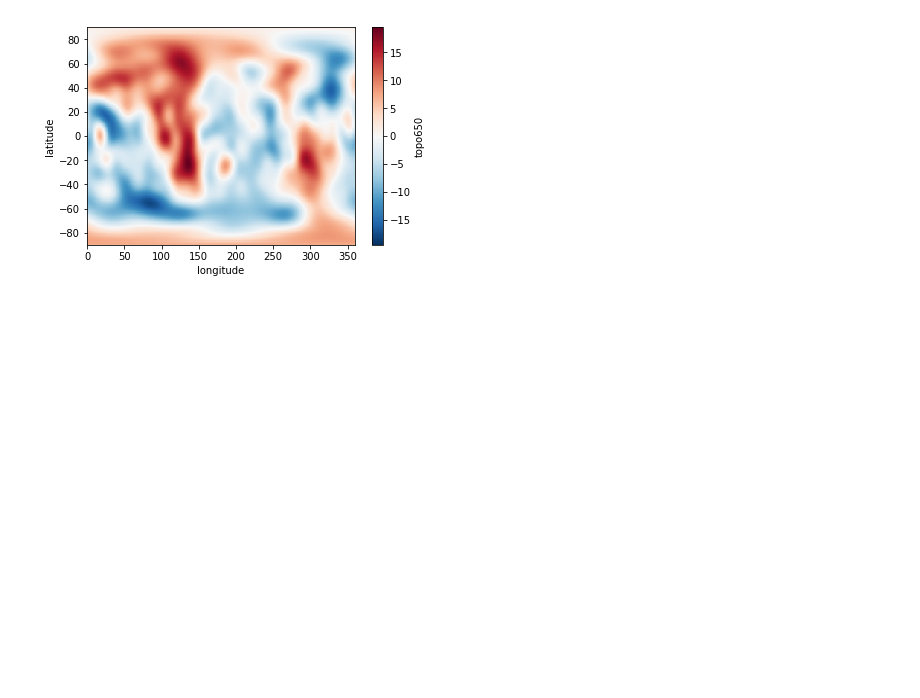
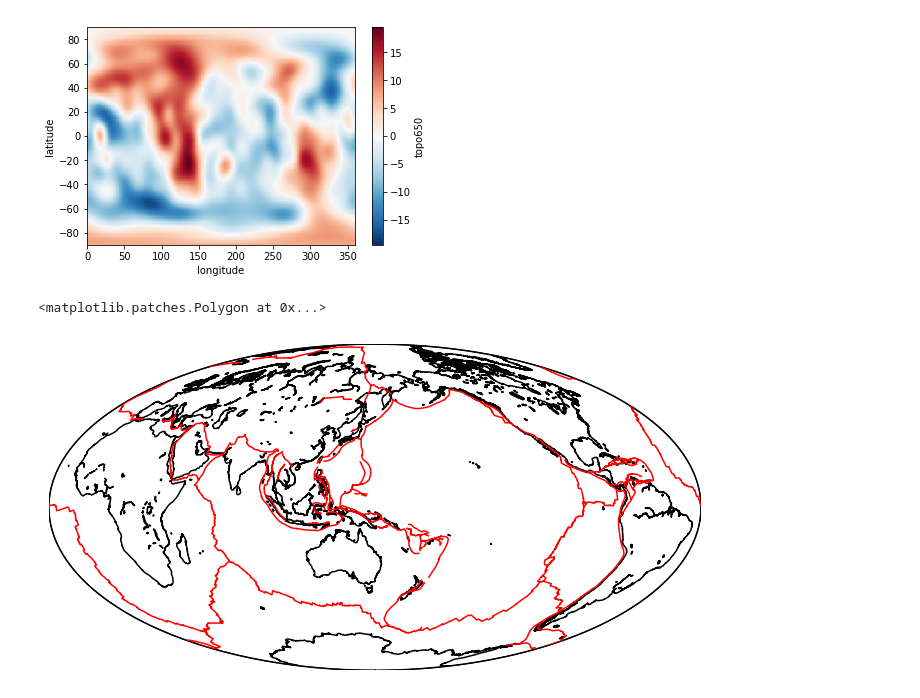
Before and after one commit to globalseismology/avni, a Jupyter notebook: examples/Notebooks/download3Dmodel.ipynb, the cells around one changed output. Saved outputs shown, nothing was run; the diff lists cells and outputs as text; code cells hidden in the pictures; blank space fills up the shorter version.

```diff
--- a/examples/Notebooks/download3Dmodel.ipynb
+++ b/examples/Notebooks/download3Dmodel.ipynb
@@ -103,3 +105,45 @@ topo650.plot()
 # %% [output]
 <matplotlib.collections.QuadMesh at 0x...>
 [figure]
+# %%
+    # defaults
+    grid=[30.,90.]
+    parallels = np.arange(-90.,90.,grid[0])
+    meridians = np.arange(-180.,180.,grid[1])
+
+    projection='robin'
+    figuresize=[12,6]
+    resolution='l'
+    gridwidth=0
+    dbs_path = rem3d.tools.get_filedir()
+
+    fig = plt.figure(1, figsize=(figuresize[0],figuresize[1]))
+    gs = gridspec.GridSpec(1, 1)
+    gs.update(hspace=0.02) # set the spacing between axes.
+    fig.patch.set_facecolor('white')
+    ax=plt.subplot(gs[0])
+    m = Basemap(ax=ax,projection='hammer', lon_0=150, resolution=resolution)
+    #clip_path = m.drawmapboundary()
+    m.drawcoastlines(linewidth=1.5)
+    # draw parallels and meridians.
+    # label parallels on right and top
+    # meridians on bottom and left
+    # labels = [left,right,top,bottom]
+    if not(m.projection  == 'hammer' and gridwidth == 0):
+        m.drawparallels(parallels,labels=[True,False,False,False],linewidth=gridwidth)
+        m.drawmeridians(meridians,labels=[False,False,False,True],linewidth=gridwidth)
+
+    # Get the color map
+    cpalette = rem3d.plots.initializecolor('rem3d')
+
+    ####
+
+    #################################################################
+    # add plates and hotspots
+    dbs_path=rem3d.tools.get_fullpath(dbs_path)
+    rem3d.plots.plot_plates(m, dbs_path=dbs_path, color='r', linewidth=1.5)
+    m.drawmapboundary(linewidth=1.5)
+    #rem3d.plots.plot_hotspots(m, dbs_path=dbs_path, s=30, color='m', edgecolor='k')
+# %% [output]
+<matplotlib.patches.Polygon at 0x...>
+[figure, added]
```
Also changed, not shown: parts of 2 cells of this notebook, 1 other file.
